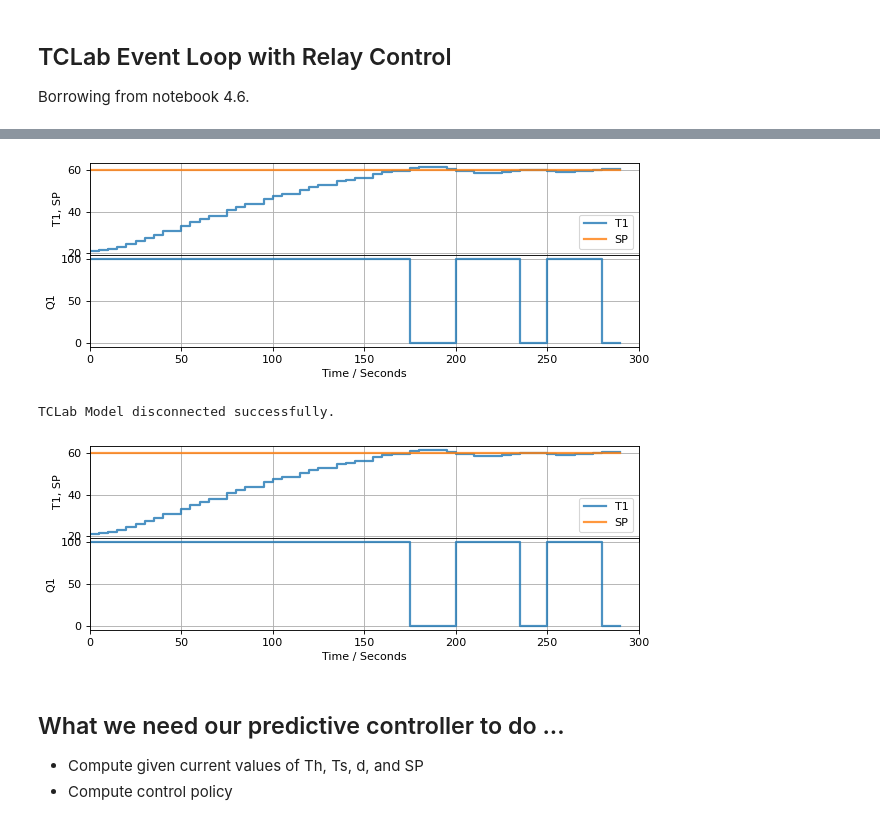
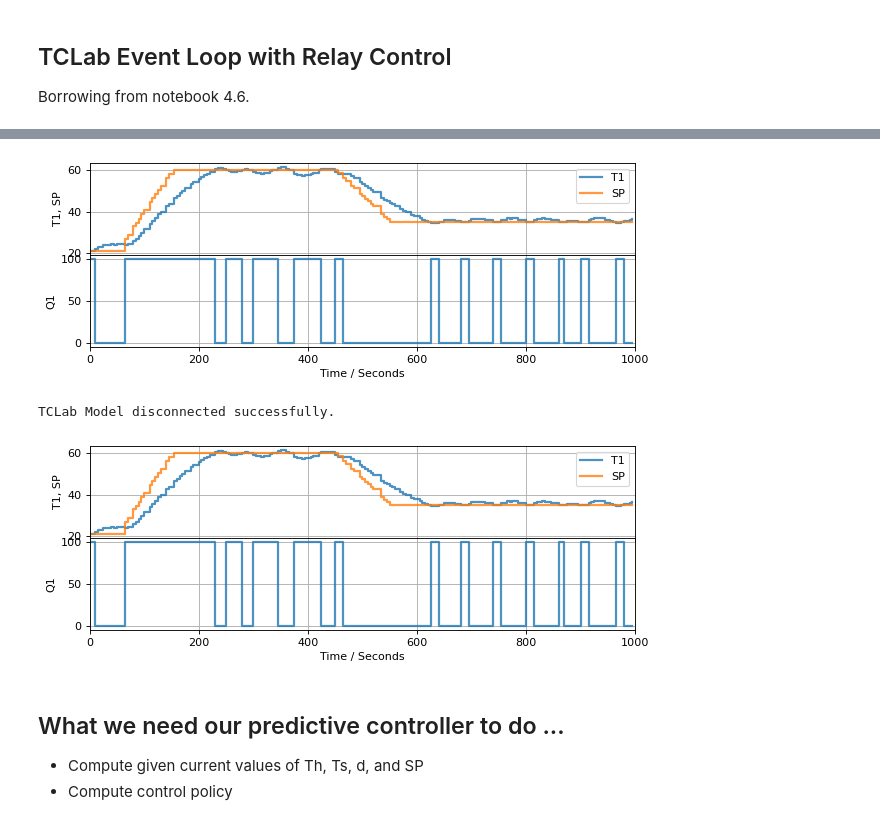
Before and after one commit to jckantor/cbe30338-book, a Jupyter notebook: _build/jupyter_execute/notebooks/06.03-Predictive-Control.ipynb, the cells around one changed output, grey strips where cells are left out. Cells and saved outputs as stored; diff of their text form; code cells hidden in the pictures.

```diff
--- a/_build/jupyter_execute/notebooks/06.03-Predictive-Control.ipynb
+++ b/_build/jupyter_execute/notebooks/06.03-Predictive-Control.ipynb
@@ -115,15 +115,15 @@ def optimal_control(Th, Ts, SP=60.0):
 # %%
 Th = 30
 Ts = 30
-SP = 60
 
-m, u = optimal_control(Th, Ts, SP)
+m, u = optimal_control(Th, Ts, SP, 1000)
 print(u)
 
 fig, ax = plt.subplots(2, 1)
 
 ax[0].plot(m.t, [m.Th[t]() for t in m.t], label="Th1")
 ax[0].plot(m.t, [m.Ts[t]() for t in m.t], label="Ts1")
+ax[0].plot(m.t, [SP(t) for t in m.t], label="Ts1")
 ax[0].legend()
 ax[0].set_xlabel("Time")
 ax[0].set_ylabel("Temperature")
@@ -147,37 +152,37 @@ Borrowing from notebook 4.6.
 # %%
 t_step = 5
-tf = 300
+tf = 1000
 
 import numpy as np
 from tclab import setup, clock, Historian, Plotter
 
 # Relay Control
 def relay(MV_min, MV_max):
     MV = MV_min
     while True:
         SP, PV = yield MV
         MV = MV_max if PV < SP else MV_min
 
 # create a controller instance
 controller = relay(0, 100)
 U1 = next(controller)
 
 # execute the event loop
 TCLab = setup(connected=False, speedup=20)
 with TCLab() as lab:
-    h = Historian([('SP', lambda: SP),
+    h = Historian([('SP', lambda: SP(t)),
                    ('T1', lambda: lab.T1),
                    ('Q1', lab.Q1)])
     p = Plotter(h, tf, layout=[['T1', 'SP'], ['Q1']])
     for t in clock(tf, t_step):
         T1 = lab.T1
-        U1 = controller.send([SP, T1])
+        U1 = controller.send([SP(t), T1])
         lab.Q1(U1)
         p.update(t)
 # %% [output]
-[figure, old version]
+[figure, new version]
 TCLab Model disconnected successfully.
-[figure, old version]
+[figure, new version]
 # %%
 t_step = 5
 tf = 300
```
Also changed, not shown: parts of 5 cells of this notebook, 11 other files.
